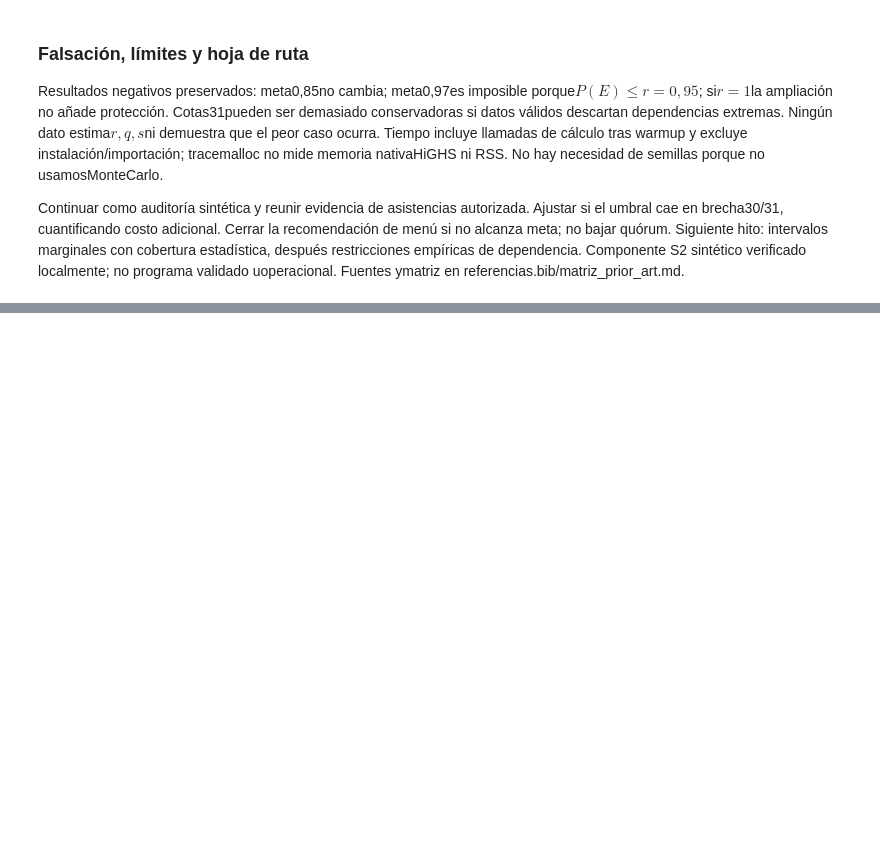
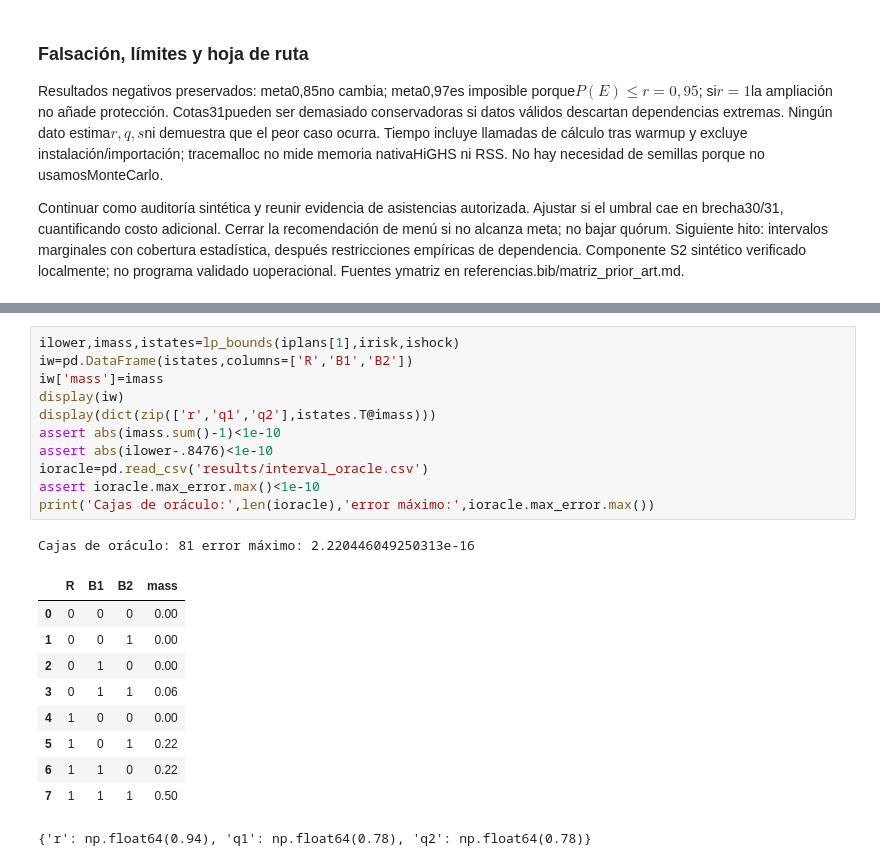
Before and after one commit to Jose85100/Portafolio, a Jupyter notebook: 06-strategy-innovation-and-leadership/21-executive-governance-board-decisions/quorum-common-cause-gate/notebook.ipynb, the cells around one changed output, grey strips where cells are left out. Cells and saved outputs as stored; diff of their text form; blank space fills up the shorter version.

```diff
--- a/06-strategy-innovation-and-leadership/21-executive-governance-board-decisions/quorum-common-cause-gate/notebook.ipynb
+++ b/06-strategy-innovation-and-leadership/21-executive-governance-board-decisions/quorum-common-cause-gate/notebook.ipynb
@@ -296,0 +334,23 @@ Continuar como auditoría sintética y reunir evidencia de asistencias autorizad
+# %%
+ilower,imass,istates=lp_bounds(iplans[1],irisk,ishock)
+iw=pd.DataFrame(istates,columns=['R','B1','B2'])
+iw['mass']=imass
+display(iw)
+display(dict(zip(['r','q1','q2'],istates.T@imass)))
+assert abs(imass.sum()-1)<1e-10
+assert abs(ilower-.8476)<1e-10
+ioracle=pd.read_csv('results/interval_oracle.csv')
+assert ioracle.max_error.max()<1e-10
+print('Cajas de oráculo:',len(ioracle),'error máximo:',ioracle.max_error.max())
+# %% [output]
+Cajas de oráculo: 81 error máximo: 2.220446049250313e-16
+|  | R | B1 | B2 | mass |
+| 0 | 0 | 0 | 0 | 0.00 |
+| 1 | 0 | 0 | 1 | 0.00 |
+| 2 | 0 | 1 | 0 | 0.00 |
+| 3 | 0 | 1 | 1 | 0.06 |
+| 4 | 1 | 0 | 0 | 0.00 |
+| 5 | 1 | 0 | 1 | 0.22 |
+| 6 | 1 | 1 | 0 | 0.22 |
+| 7 | 1 | 1 | 1 | 0.50 |
+{'r': np.float64(0.94), 'q1': np.float64(0.78), 'q2': np.float64(0.78)}
```
Also changed, not shown: parts of 11 cells of this notebook, 31 other files.
